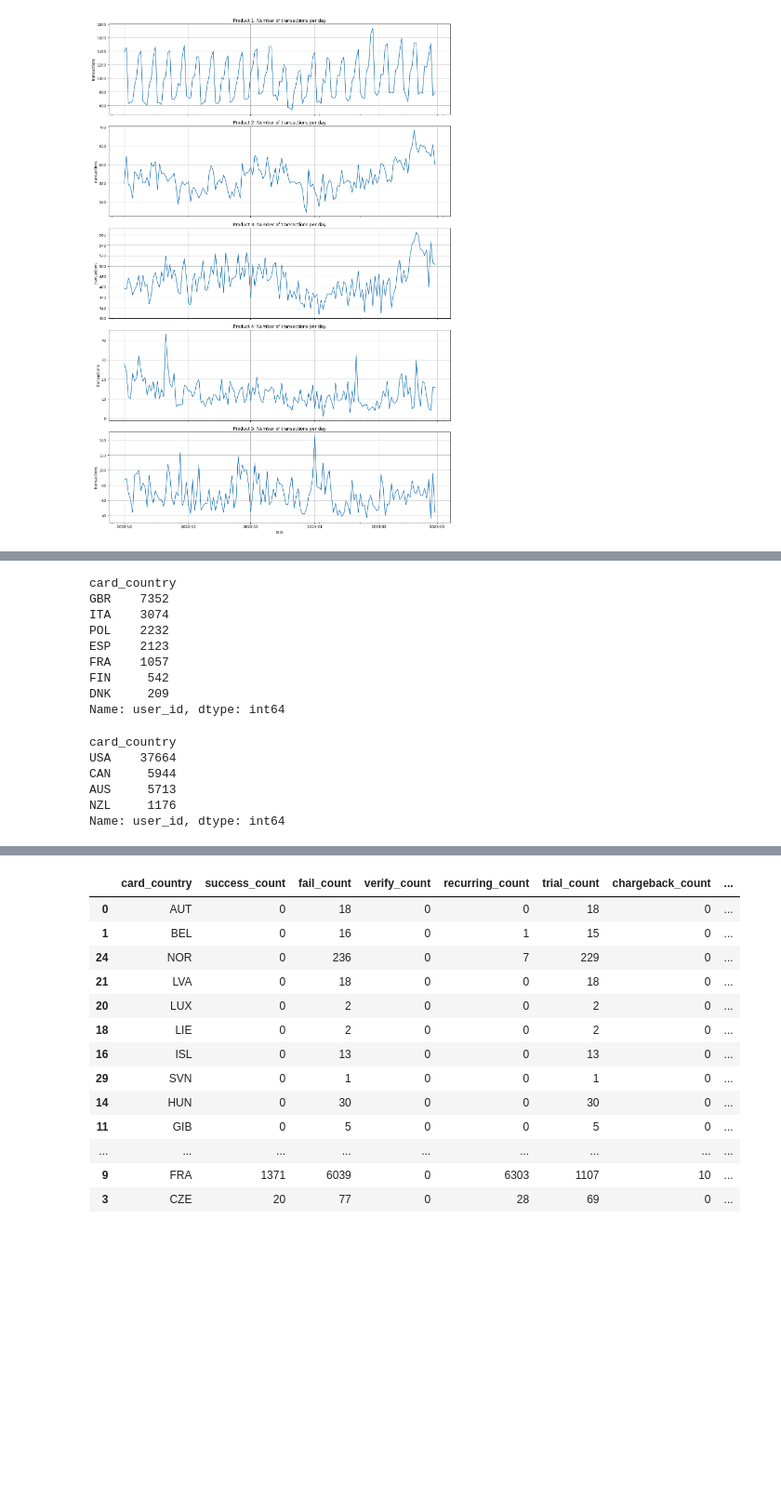
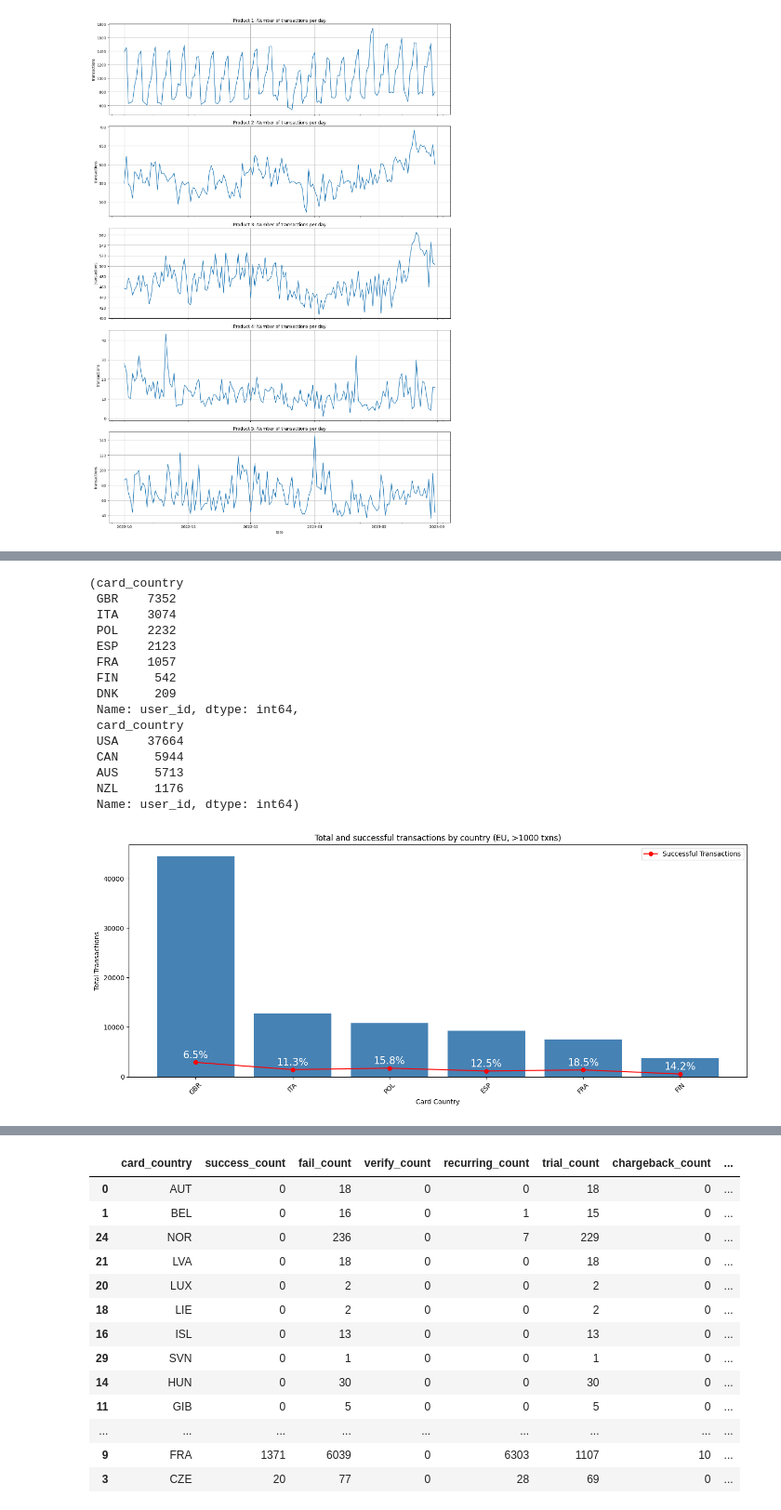
Before and after one commit to darynka-h/-transaction_eda, a Jupyter notebook: appflame_test/transaction_eda.ipynb, the cells around one changed output, grey strips where cells are left out. Shown at 93% size. Saved outputs shown, nothing was run; the diff lists cells and outputs as text; code cells hidden in the pictures; blank space fills up the shorter version.

```diff
--- a/appflame_test/transaction_eda.ipynb
+++ b/appflame_test/transaction_eda.ipynb
@@ -285,21 +238,58 @@ non_european_groups = non_europe_df.groupby("card_country")['user_id'].nunique()
 # %%
-european_groups
+european_groups, non_european_groups
 # %% [output]
-card_country
-GBR    7352
-ITA    3074
-POL    2232
-ESP    2123
-FRA    1057
-FIN     542
-DNK     209
-Name: user_id, dtype: int64
+(card_country
+ GBR    7352
+ ITA    3074
+ POL    2232
+ ESP    2123
+ FRA    1057
+ FIN     542
+ DNK     209
+ Name: user_id, dtype: int64,
+ card_country
+ USA    37664
+ CAN     5944
+ AUS     5713
+ NZL     1176
+ Name: user_id, dtype: int64)
-# %%
-non_european_groups
-# %% [output]
-card_country
-USA    37664
-CAN     5944
-AUS     5713
-NZL     1176
-Name: user_id, dtype: int64
+# %%
+filtered_europe_df = europe_df[europe_df['status'].isin(['success', 'fail', 'verify'])]
+
+transaction_summary = filtered_europe_df.groupby('card_country').agg(
+    total_transactions=('status', 'count'),
+    success_transactions=('status', lambda x: (x == 'success').sum())
+)
+
+transaction_summary = transaction_summary[transaction_summary['total_transactions'] > 1000]
+
+transaction_summary['success_rate'] = (
+    transaction_summary['success_transactions'] / transaction_summary['total_transactions'] * 100
+).round(1)
+
+transaction_summary = transaction_summary.sort_values(by='total_transactions', ascending=False)
+
+fig, ax1 = plt.subplots(figsize=(14, 6))
+
+ax1.bar(transaction_summary.index, transaction_summary['total_transactions'], color='steelblue')
+ax1.set_ylabel('Total Transactions')
+ax1.set_xlabel('Card Country')
+ax1.set_title('Total and successful transactions by country (EU, >1000 txns)')
+ax1.tick_params(axis='x', rotation=45)
+
+ax1.plot(
+    transaction_summary.index,
+    transaction_summary['success_transactions'],
+    color='red', marker='o', label='Successful Transactions'
+)
+
+for i, country in enumerate(transaction_summary.index):
+    y = transaction_summary['success_transactions'].iloc[i]
+    rate = transaction_summary['success_rate'].iloc[i]
+    ax1.text(i, y + max(transaction_summary['total_transactions']) * 0.01, f'{rate}%', ha='center', va='bottom', color='white', fontsize = 15)
+
+ax1.legend(loc='upper right')
+plt.tight_layout()
+plt.show()
+# %% [output]
+[figure, added]
```
Also changed, not shown: parts of 46 cells of this notebook.
